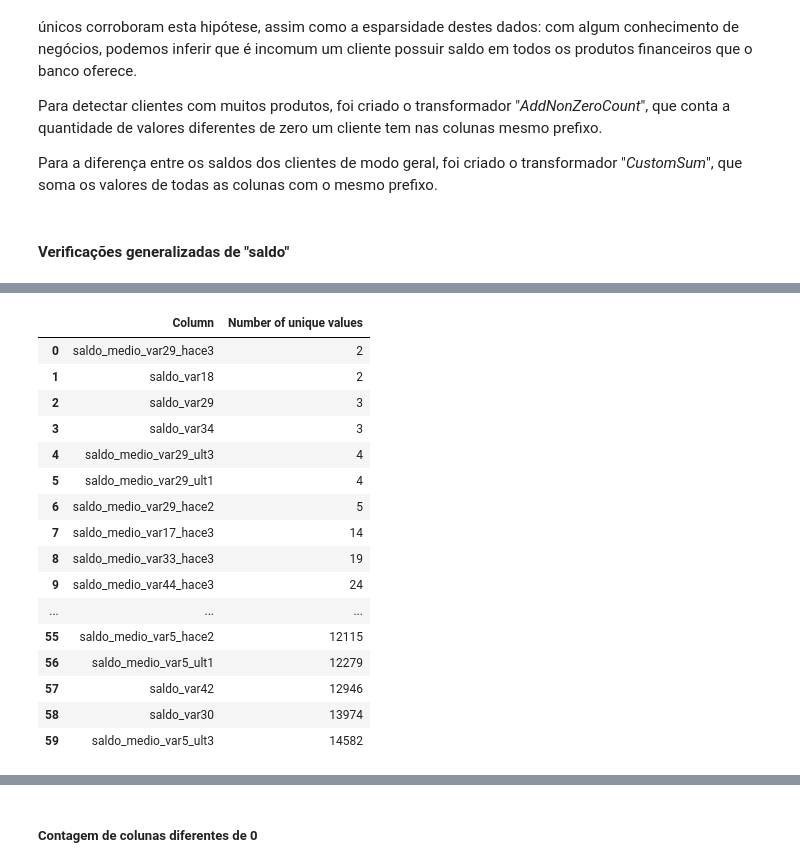
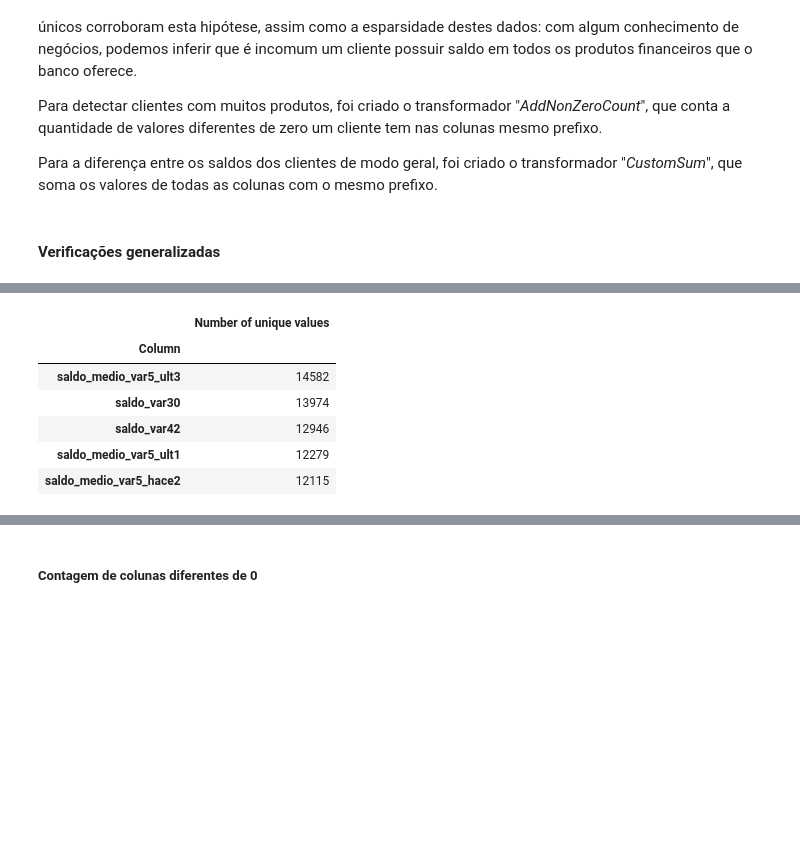
Before and after one commit to FelipeViacava/data-masters-case, a Jupyter notebook: 01-eda.ipynb, the cells around one changed output, grey strips where cells are left out. Cells and saved outputs as stored; diff of their text form; code cells hidden in the pictures; blank space fills up the shorter version.

```diff
--- a/01-eda.ipynb
+++ b/01-eda.ipynb
@@ -130,7 +130,7 @@ Para detectar clientes com muitos produtos, foi criado o transformador "_AddNonZ
 
 Para a diferença entre os saldos dos clientes de modo geral, foi criado o transformador "_CustomSum_", que soma os valores de todas as colunas com o mesmo prefixo.
 # %% [markdown]
-#### Verificações generalizadas de "saldo"
+#### Verificações generalizadas
 # %%
 saldo_cols = [
     col
@@ -152,30 +152,21 @@ df[saldo_cols].describe()
 # %%
 df[saldo_cols] \
     .nunique() \
-    .sort_values() \
+    .nlargest(5) \
     .reset_index() \
     .rename(
         mapper={
             "index": "Column",
             0: "Number of unique values"
         },
         axis=1
-    )
+    ) \
+    .set_index("Column")
 # %% [output]
-|  | Column | Number of unique values |
-| 0 | saldo_medio_var29_hace3 | 2 |
-| 1 | saldo_var18 | 2 |
-| 2 | saldo_var29 | 3 |
-| 3 | saldo_var34 | 3 |
-| 4 | saldo_medio_var29_ult3 | 4 |
-| 5 | saldo_medio_var29_ult1 | 4 |
-| 6 | saldo_medio_var29_hace2 | 5 |
-| 7 | saldo_medio_var17_hace3 | 14 |
-| 8 | saldo_medio_var33_hace3 | 19 |
-| 9 | saldo_medio_var44_hace3 | 24 |
-| ... | ... | ... |
-| 55 | saldo_medio_var5_hace2 | 12115 |
-| 56 | saldo_medio_var5_ult1 | 12279 |
-| 57 | saldo_var42 | 12946 |
-| 58 | saldo_var30 | 13974 |
-| 59 | saldo_medio_var5_ult3 | 14582 |
+|  | Number of unique values |
+| Column |  |
+| saldo_medio_var5_ult3 | 14582 |
+| saldo_var30 | 13974 |
+| saldo_var42 | 12946 |
+| saldo_medio_var5_ult1 | 12279 |
+| saldo_medio_var5_hace2 | 12115 |
```
Also changed, not shown: parts of 10 cells of this notebook, 1 other file.
